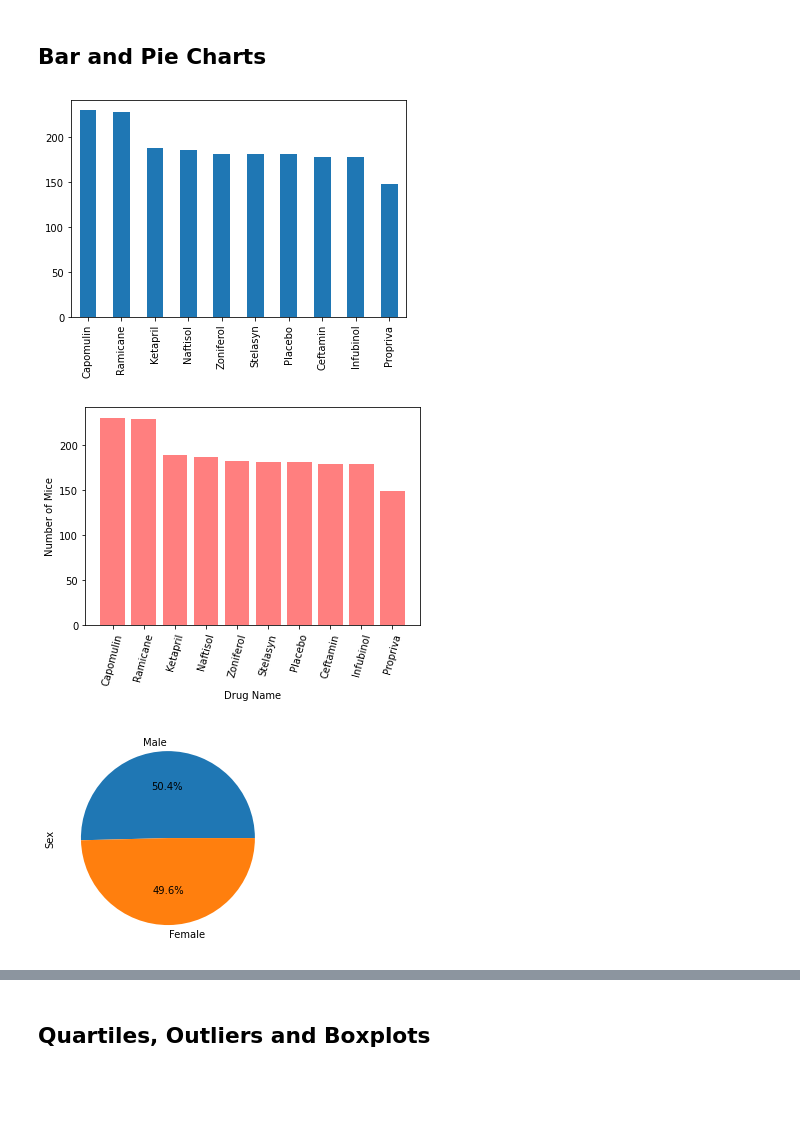
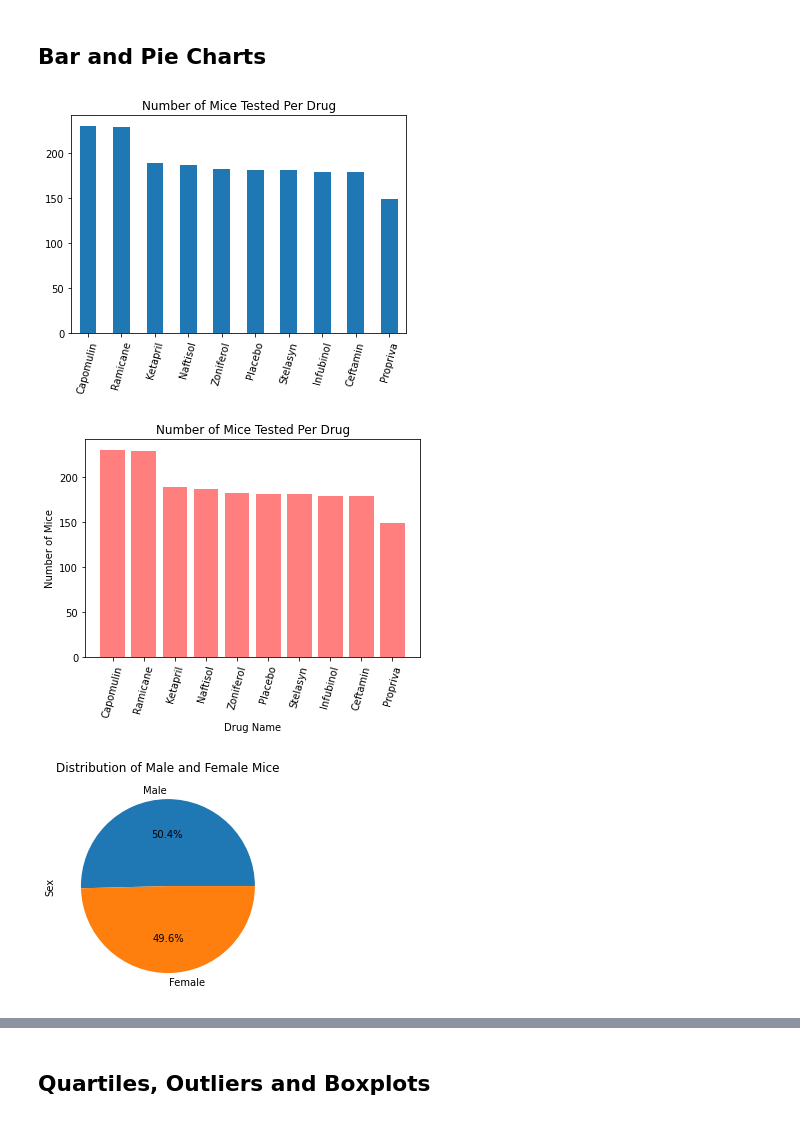
Before and after one commit to paulywog13/Matplotlib-Homework, a Jupyter notebook: Pymaceuticals/pymaceuticals_starter.ipynb, the cells around one changed output, grey strips where cells are left out. Drawn from its saved outputs; the diff is of its cells as text; code cells hidden in the pictures; blank space fills up the shorter version.

```diff
--- a/Pymaceuticals/pymaceuticals_starter.ipynb
+++ b/Pymaceuticals/pymaceuticals_starter.ipynb
@@ -160,19 +160,19 @@ summary_data
 # %%
 # Generate a bar plot showing the total number of unique mice tested on each drug regimen using pandas.
 
 # Calculate the number of mice on each drug
 mice_drugs = cleaned_data["Drug Regimen"].value_counts()
 
 # Create a barplot that will show the number of mice on each drug
-testing_plot = mice_drugs.plot.bar(rot=90)
+testing_plot = mice_drugs.plot.bar(title = "Number of Mice Tested Per Drug", rot=75)
 # %% [output]
-[figure, old version]
+[figure, new version]
 # %%
 # Generate a bar plot showing the total number of unique mice tested on each drug regimen using pyplot.
 x_axis = np.arange(0, len(cleaned_data["Drug Regimen"].unique()))
 mice_tested = cleaned_data["Drug Regimen"].value_counts()
 
-#plt.title("Number of Mice Tested Per Drug")
+plt.title("Number of Mice Tested Per Drug")
 plt.xlabel("Drug Name")
 plt.ylabel("Number of Mice")
 
@@ -180,16 +180,16 @@ plt.bar(mice_tested.index.values, mice_tested.values, facecolor = "red", alpha =
 plt.xticks(rotation=75)
 plt.show()
 # %% [output]
-[figure, old version]
+[figure, new version]
 # %%
 # Generate a pie plot showing the distribution of female versus male mice using pandas
 total_mice = cleaned_data.drop_duplicates(subset=["Mouse ID"])
 mice_sex = total_mice["Sex"].value_counts()
 
 
-plot = mice_sex.plot.pie(y="Sex", autopct="%1.1f%%")
+plot = mice_sex.plot.pie(y="Sex", title="Distribution of Male and Female Mice", autopct="%1.1f%%")
 # %% [output]
-[figure, old version]
+[figure, new version]
 # %%
 # Generate a pie plot showing the distribution of female versus male mice using pyplot
 mice_sex = total_mice["Sex"].value_counts()
```
Also changed, not shown: parts of 4 cells of this notebook.
